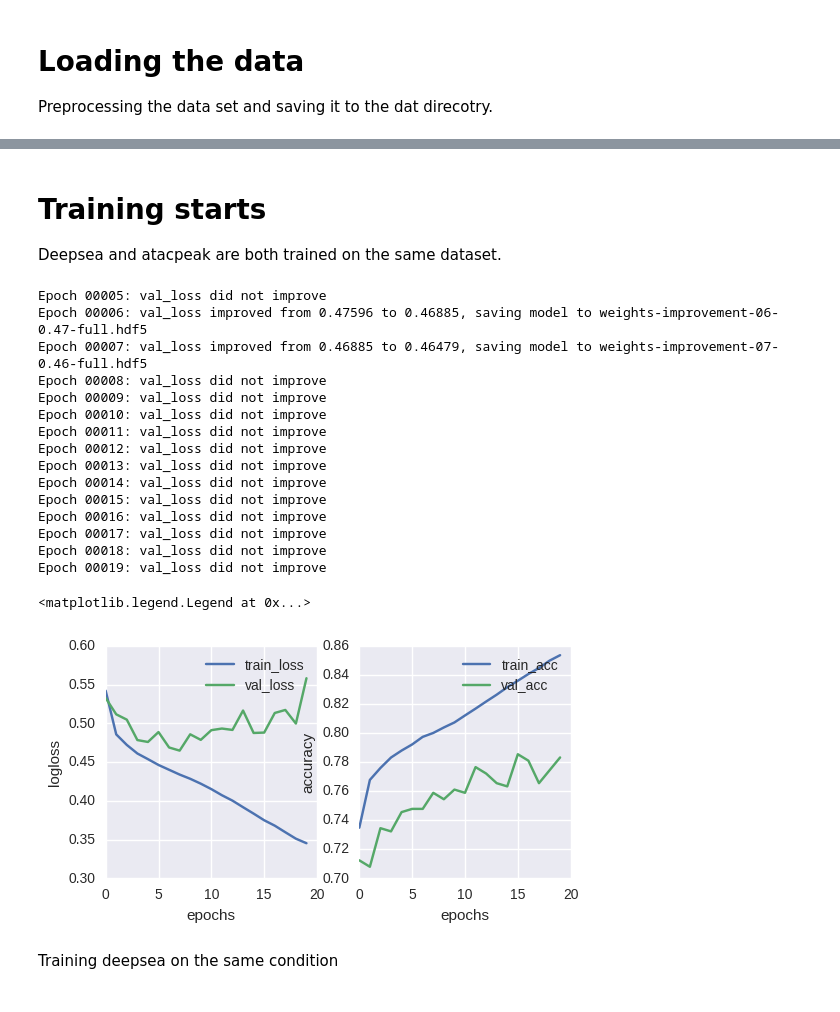
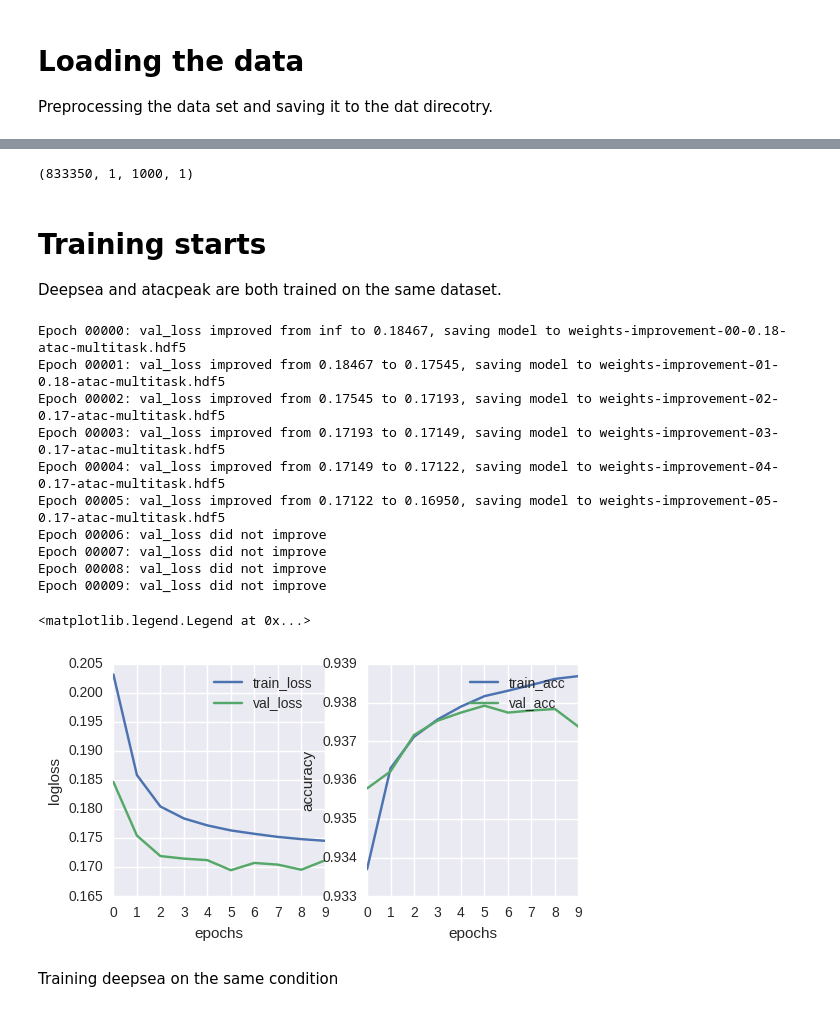
Before and after one commit to hiranumn/ATAC_peak, a Jupyter notebook: ATAC peak implementation (and comparison vs DeepSEA).ipynb, the cells around one changed output, grey strips where cells are left out. Cells and saved outputs as stored; diff of their text form; code cells hidden in the pictures.

```diff
--- a/ATAC peak implementation (and comparison vs DeepSEA).ipynb
+++ b/ATAC peak implementation (and comparison vs DeepSEA).ipynb
@@ -144,6 +243,6 @@ valid_atac = np.expand_dims(valid_atac, 1)
 # %%
-# index
-
-trainindex = np.load("trainindex.npy")
-testindex = np.load("testindex.npy")
-validindex = np.load("validindex.npy")
+test_X = np.load("traindata-multitask/testx.npy")
+train_X = np.load("traindata-multitask/trainx.npy")
+valid_X = np.load("traindata-multitask/validx.npy")
+# %% [output]
+(833350, 1, 1000, 1)
@@ -160,4 +248,0 @@ np.save("validindex", index)
-# %%
-train_X = train_X[trainindex]
-test_X = test_X[testindex]
-valid_X = valid_X[validindex]
@@ -184,3 +249,7 @@ np.save("validy", valid_Y)
+# %%
+test_Y = np.load("traindata-multitask/testy.npy")
+train_Y = np.load("traindata-multitask/trainy.npy")
+valid_Y = np.load("traindata-multitask/validy.npy")
 # %% [markdown]
 # Training starts
 
@@ -191,30 +260,26 @@ model.compile(optimizer='adam',
               loss='binary_crossentropy',
               metrics=['accuracy'])
 # %%
-filepath="weights-improvement-{epoch:02d}-{val_loss:.2f}-full.hdf5"
+filepath="weights-improvement-{epoch:02d}-{val_loss:.2f}-atac-multitask.hdf5"
 checkpoint = ModelCheckpoint(filepath, monitor='val_loss', verbose=1, save_best_only=True, mode='min')
 callbacks_list = [checkpoint]
 # %%
-result = model.fit(train_X2, train_Y,
-          epochs=20,
+result = model.fit(train_X, train_Y,
+          epochs=10,
           batch_size=256,
           callbacks=callbacks_list,
-          initial_epoch=5,
-          validation_data=(valid_X2, valid_Y),
-          verbose=0)
+          initial_epoch=0,
+          validation_data=(valid_X, valid_Y),
+          verbose=0
+          )
 # %% [output]
-Epoch 00005: val_loss did not improve
-Epoch 00006: val_loss improved from 0.47596 to 0.46885, saving model to weights-improvement-06-0.47-full.hdf5
-Epoch 00007: val_loss improved from 0.46885 to 0.46479, saving model to weights-improvement-07-0.46-full.hdf5
+Epoch 00000: val_loss improved from inf to 0.18467, saving model to weights-improvement-00-0.18-atac-multitask.hdf5
+Epoch 00001: val_loss improved from 0.18467 to 0.17545, saving model to weights-improvement-01-0.18-atac-multitask.hdf5
+Epoch 00002: val_loss improved from 0.17545 to 0.17193, saving model to weights-improvement-02-0.17-atac-multitask.hdf5
+Epoch 00003: val_loss improved from 0.17193 to 0.17149, saving model to weights-improvement-03-0.17-atac-multitask.hdf5
+Epoch 00004: val_loss improved from 0.17149 to 0.17122, saving model to weights-improvement-04-0.17-atac-multitask.hdf5
+Epoch 00005: val_loss improved from 0.17122 to 0.16950, saving model to weights-improvement-05-0.17-atac-multitask.hdf5
+Epoch 00006: val_loss did not improve
+Epoch 00007: val_loss did not improve
 Epoch 00008: val_loss did not improve
 Epoch 00009: val_loss did not improve
-Epoch 00010: val_loss did not improve
-Epoch 00011: val_loss did not improve
-Epoch 00012: val_loss did not improve
-Epoch 00013: val_loss did not improve
-Epoch 00014: val_loss did not improve
-Epoch 00015: val_loss did not improve
-Epoch 00016: val_loss did not improve
-Epoch 00017: val_loss did not improve
-Epoch 00018: val_loss did not improve
-Epoch 00019: val_loss did not improve
@@ -221,24 +288,24 @@ Epoch 00019: val_loss did not improve
 # %%
 # learning path
-result = load_result(["model/atacpeak_history.pkl", "model/atacpeak_history2.pkl"])
+result = result.history
 
 plt.figure(figsize=(6,3))
 plt.subplot("121")
 plt.plot(range(len(result["loss"])), result["loss"], label="train_loss")
 plt.plot(range(len(result["val_loss"])), result["val_loss"], label="val_loss")
 plt.xlabel("epochs")
 plt.ylabel("logloss")
 plt.legend()
 
 plt.subplot("122")
 plt.plot(range(len(result["acc"])), result["acc"], label="train_acc")
 plt.plot(range(len(result["val_acc"])), result["val_acc"], label="val_acc")
 plt.xlabel("epochs")
 plt.ylabel("accuracy")
 plt.legend()
 # %% [output]
 <matplotlib.legend.Legend at 0x...>
-[figure, old version]
+[figure, new version]
 # %% [markdown]
 Training deepsea on the same condition
 # %%
```
Also changed, not shown: parts of 58 cells of this notebook, 3 other files.
